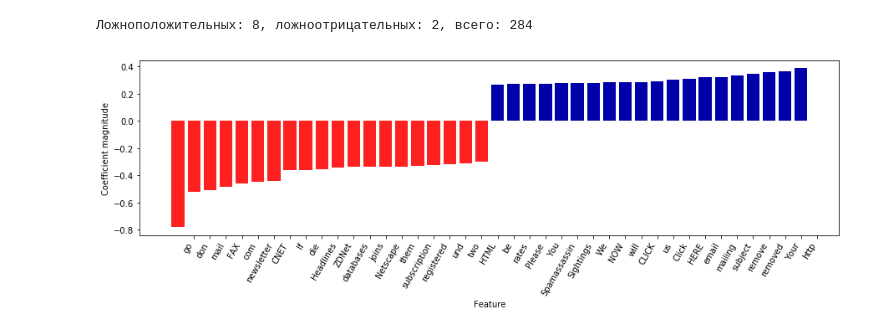
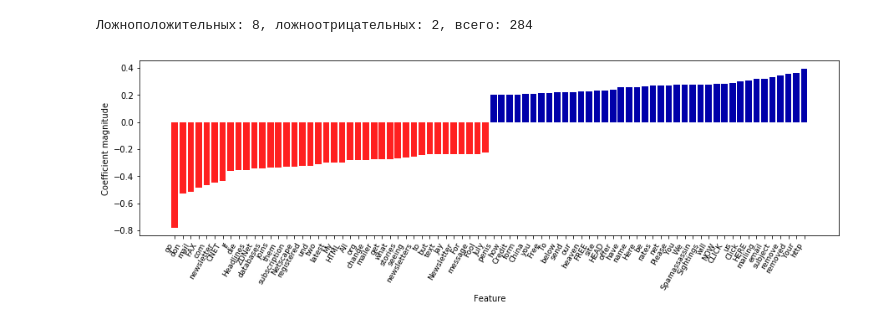
Before and after one commit to sabnak/ml_test, a Jupyter notebook: spam.ipynb, the cells around one changed output. Cells and saved outputs as stored; diff of their text form; code cells hidden in the pictures.

```diff
--- a/spam.ipynb
+++ b/spam.ipynb
@@ -130,8 +130,8 @@ print("Ложноположительных: {}, ложноотрицатель
 # %% [output]
 Ложноположительных: 8, ложноотрицательных: 2, всего: 284
 # %%
-from mlplot.coefficient import visualize_classification
+from mllib.plot.coefficient import visualize_classification
 
-visualize_classification(log_clf.coef_, feature_names, n_top_features=20, rotation=60)
+visualize_classification(log_clf.coef_, feature_names, n_top_features=40)
 # %% [output]
-[figure, old version]
+[figure, new version]
```
Also changed, not shown: parts of 2 cells of this notebook, 2 other files.
